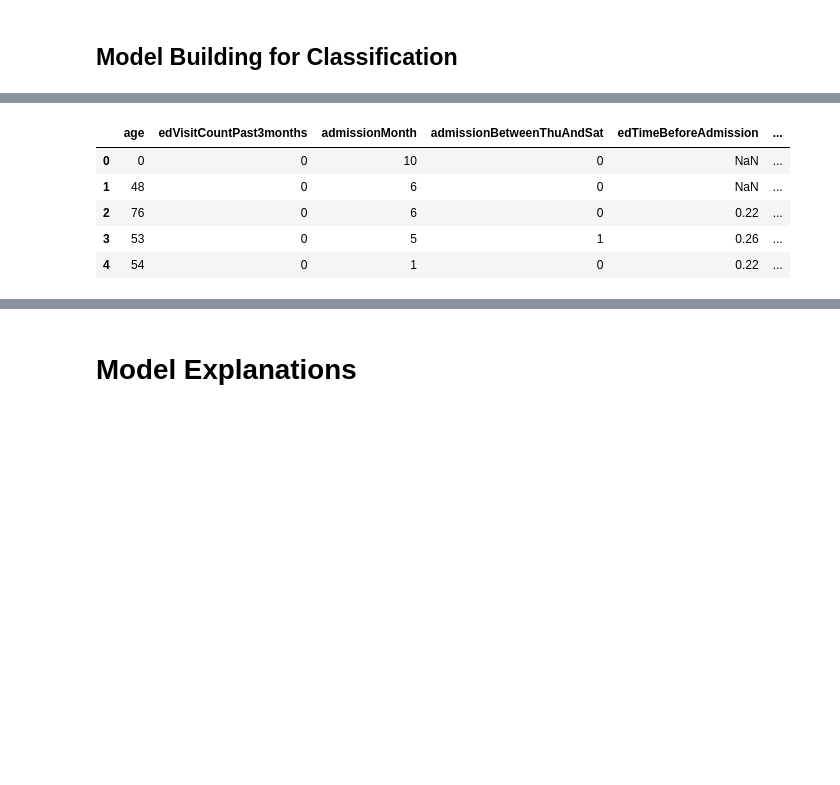
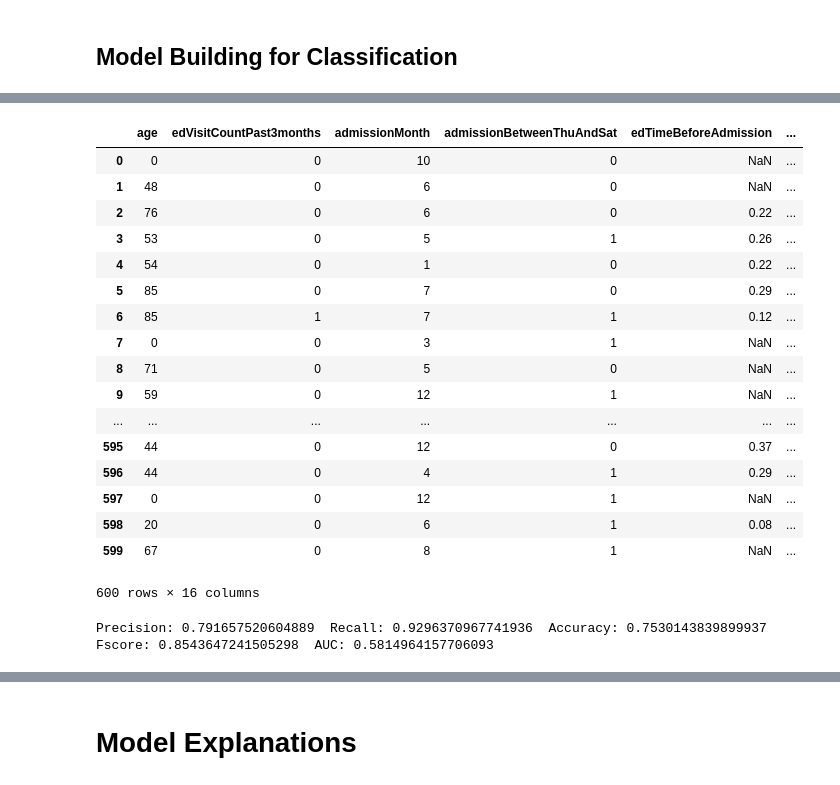
Before and after one commit to rsirosh/KenSciExternalDemo, a Jupyter notebook: LOS Prediction.ipynb, the cells around one changed output, grey strips where cells are left out. Cells and saved outputs as stored; diff of their text form; code cells hidden in the pictures; blank space fills up the shorter version.

```diff
--- a/LOS Prediction.ipynb
+++ b/LOS Prediction.ipynb
@@ -55,7 +52,7 @@ from sklearn import svm
 # %% [markdown]
 ### Accessing the Data
 # %%
-url = 'https://kenscimlworkshop.blob.core.windows.net/workshop/mimicLOSSet2.csv?sp=r&st=2018-06-07T14:55:46Z&se=2018-06-28T22:55:46Z&spr=https&sv=2017-11-09&sig=m5MFmGBk6qQ4I8oQ0%2BKLLMVpTdHHUSzfEYJ%2B%2BnzwQ5I%3D&sr=b'
+url = 'https://kenscimlworkshop.blob.core.windows.net/workshop/mimicLOSKenSciFeaturesData.csv?sp=r&st=2018-06-06T15:00:55Z&se=2018-06-29T23:00:55Z&spr=https&sv=2017-11-09&sig=hkO1DMLnISxEosVeS74WFU%2BnwxrxW4ugPJRReGyewKY%3D&sr=b'
 # %%
 s = requests.get(url).content
 data = pd.read_csv(io.StringIO(s.decode('utf-8')))
@@ -301,13 +306,26 @@ data = data.drop(['actualLOS'], axis=1)
 # %%
 # Take a subset of the data (to reduce runtime)
 data = data.iloc[0:600,:]
+data
 # %% [output]
 |  | age | edVisitCountPast3months | admissionMonth | admissionBetweenThuAndSat | edTimeBeforeAdmission | ... |
 | 0 | 0 | 0 | 10 | 0 | NaN | ... |
 | 1 | 48 | 0 | 6 | 0 | NaN | ... |
 | 2 | 76 | 0 | 6 | 0 | 0.22 | ... |
 | 3 | 53 | 0 | 5 | 1 | 0.26 | ... |
 | 4 | 54 | 0 | 1 | 0 | 0.22 | ... |
+| 5 | 85 | 0 | 7 | 0 | 0.29 | ... |
+| 6 | 85 | 1 | 7 | 1 | 0.12 | ... |
+| 7 | 0 | 0 | 3 | 1 | NaN | ... |
+| 8 | 71 | 0 | 5 | 0 | NaN | ... |
+| 9 | 59 | 0 | 12 | 1 | NaN | ... |
+| ... | ... | ... | ... | ... | ... | ... |
+| 595 | 44 | 0 | 12 | 0 | 0.37 | ... |
+| 596 | 44 | 0 | 4 | 1 | 0.29 | ... |
+| 597 | 0 | 0 | 12 | 1 | NaN | ... |
+| 598 | 20 | 0 | 6 | 1 | 0.08 | ... |
+| 599 | 67 | 0 | 8 | 1 | NaN | ... |
+600 rows × 16 columns
 # %%
 #This function splits the training and target sets into random train and test subsets.
 #X_train and X_test are subsets of the training data
@@ -338,0 +357,4 @@ fscore = np.mean(fscore)
+# %%
+print("Precision:",precision, " Recall:",recall, " Accuracy:", accuracy, " Fscore:", fscore, " AUC:", auc)
+# %% [output]
+Precision: 0.791657520604889  Recall: 0.9296370967741936  Accuracy: 0.7530143839899937  Fscore: 0.8543647241505298  AUC: 0.5814964157706093
```
Also changed, not shown: parts of 41 cells of this notebook.
